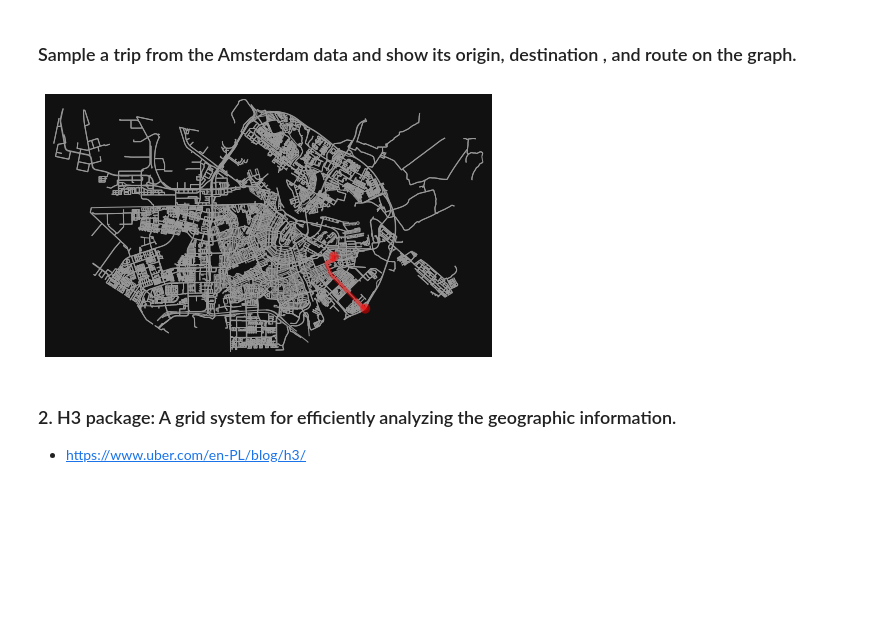
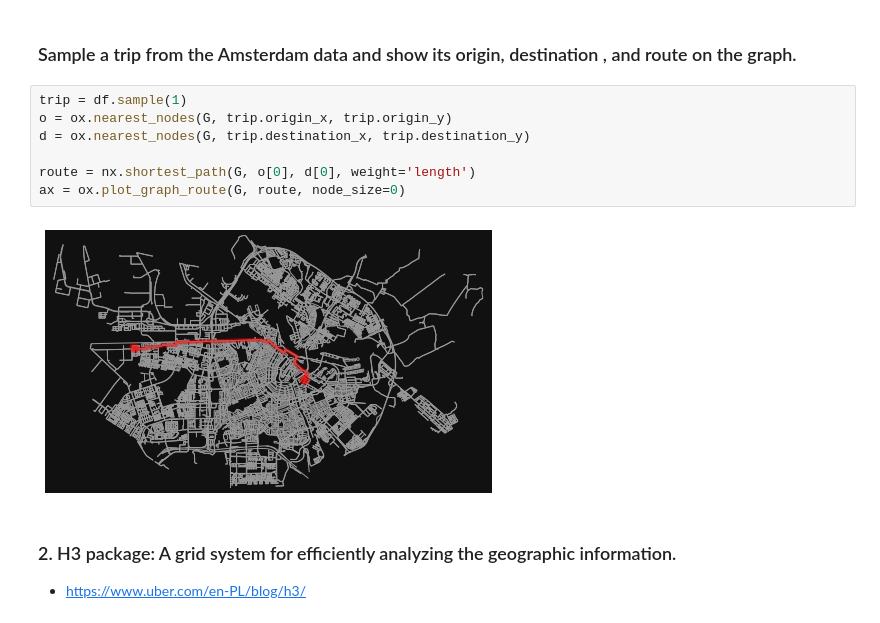
Before and after one commit to Farnoud-G/query_PT, a Jupyter notebook: Lab2_fg.ipynb, the cells around one changed output. Drawn from its saved outputs; the diff is of its cells as text; blank space fills up the shorter version.

```diff
--- a/Lab2_fg.ipynb
+++ b/Lab2_fg.ipynb
@@ -85,8 +85,14 @@ plt.hist(df.treq, bins=24)
 # %% [markdown]
 ### Sample a trip from the Amsterdam data and show its origin, destination , and route on the graph.
 # %%
+trip = df.sample(1)
+o = ox.nearest_nodes(G, trip.origin_x, trip.origin_y)
+d = ox.nearest_nodes(G, trip.destination_x, trip.destination_y)
+
+route = nx.shortest_path(G, o[0], d[0], weight='length')
+ax = ox.plot_graph_route(G, route, node_size=0)
 # %% [output]
-[figure, old version]
+[figure, new version]
 # %% [markdown]
 ### 2. H3 package: A grid system for efficiently analyzing the geographic information.
 * https://www.uber.com/en-PL/blog/h3/
```
Also changed, not shown: parts of 10 cells of this notebook, 2 other files.
